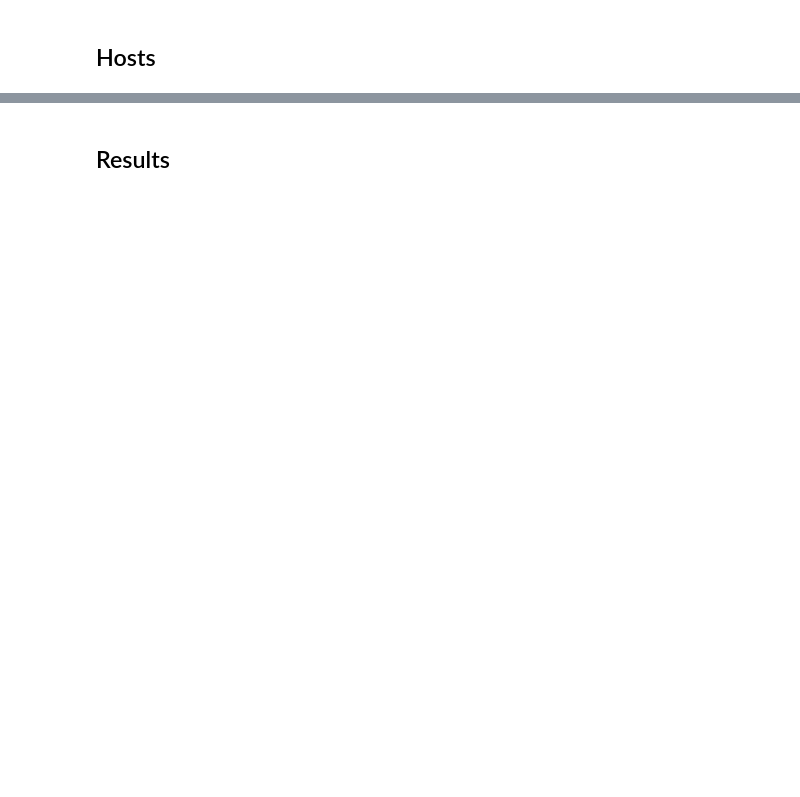
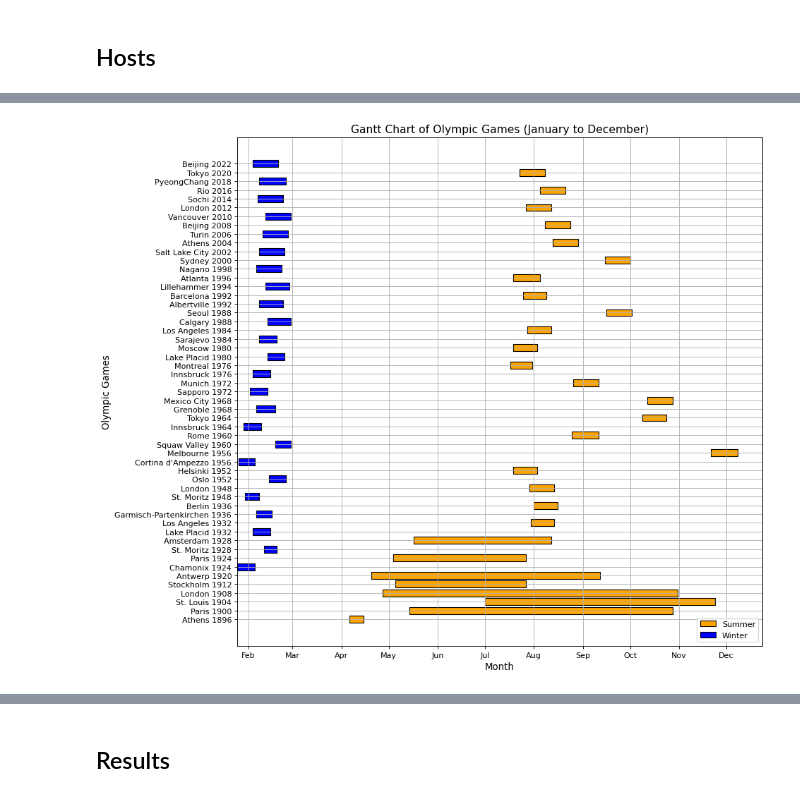
Before and after one commit to willfliaw/CSC_51052_EP, a Jupyter notebook: Project/main/Preliminary data analysis.ipynb, the cells around one changed output, grey strips where cells are left out. Saved outputs shown, nothing was run; the diff lists cells and outputs as text; code cells hidden in the pictures; blank space fills up the shorter version.

```diff
--- a/Project/main/Preliminary data analysis.ipynb
+++ b/Project/main/Preliminary data analysis.ipynb
@@ -517,0 +828,45 @@ athletes_data.to_csv(os.path.join(CLEAN_DATA_PATH, "olympic_athletes.csv"), inde
+# %%
+hosts_data["game_season_color"] = hosts_data["game_season"].map(
+    {"Winter": "blue", "Summer": "orange"}
+)
+
+hosts_data["start_month_day"] = hosts_data["game_start_date"].dt.strftime("%m-%d")
+hosts_data["end_month_day"] = hosts_data["game_end_date"].dt.strftime("%m-%d")
+
+hosts_data["start_date"] = pd.to_datetime(hosts_data["start_month_day"], format="%m-%d")
+hosts_data["end_date"] = pd.to_datetime(hosts_data["end_month_day"], format="%m-%d")
+
+hosts_data["duration"] = (hosts_data["end_date"] - hosts_data["start_date"]).dt.days
+
+plt.figure(figsize=(12, 10), dpi=80)
+
+bars = []
+labels = []
+for index, row in hosts_data.iterrows():
+    bar = plt.barh(
+        y=row["game_name"],
+        left=row["start_date"],
+        width=row["duration"],
+        color=row["game_season_color"],
+        edgecolor="black",
+    )
+    if row["game_season"] not in labels:
+        bars.append(bar[0])
+        labels.append(row["game_season"])
+
+# Format the x-axis for months
+plt.gca().xaxis.set_major_formatter(mdates.DateFormatter("%b"))
+plt.gca().xaxis.set_major_locator(mdates.MonthLocator())
+plt.xlabel("Month", fontsize=12)
+plt.ylabel("Olympic Games", fontsize=12)
+plt.title("Gantt Chart of Olympic Games (January to December)", fontsize=14)
+plt.xticks(fontsize=10)
+plt.yticks(fontsize=10)
+plt.tight_layout()
+plt.legend(bars, labels, loc="lower right")
+
+plt.grid()
+plt.tight_layout()
+plt.show()
+# %% [output]
+[figure, added]
```
Also changed, not shown: parts of 59 cells of this notebook, 5 other files.
